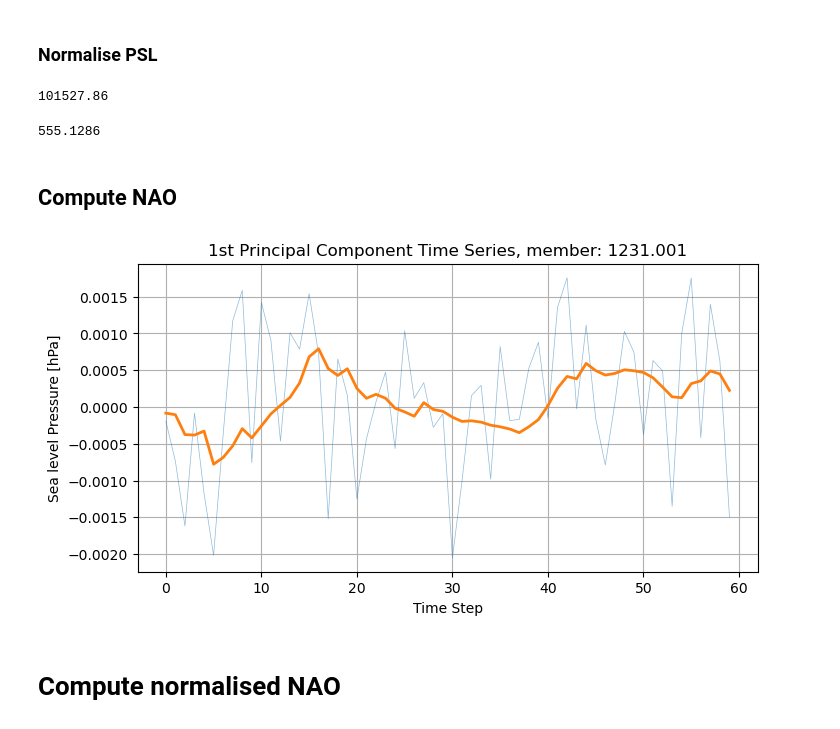
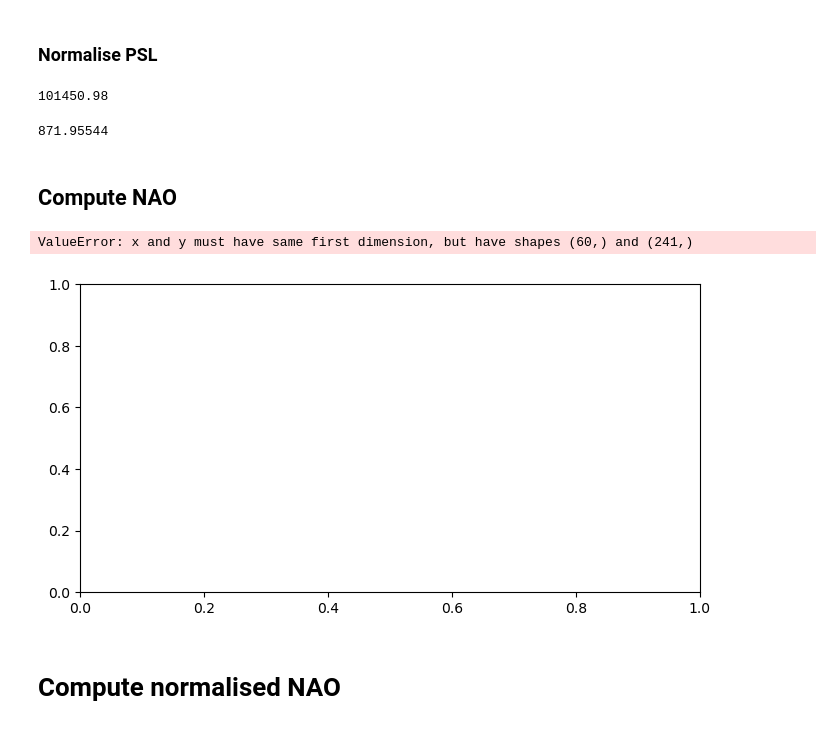
Before and after one commit to inagler/current, a Jupyter notebook: NAO.ipynb, the cells around one changed output. Cells and saved outputs as stored; diff of their text form; code cells hidden in the pictures.

```diff
--- a/NAO.ipynb
+++ b/NAO.ipynb
@@ -23 +27,3 @@ nature_coast = cartopy.feature.NaturalEarthFeature('physical', 'land', '50m',lin
+# %%
+mean = 'winter'
 # %%
@@ -153,9 +168,9 @@ nan_indices = np.isnan(data_2d)
 data_2d[nan_indices] = np.take(mean_per_time_step, np.where(nan_indices)[0])
 
 # mean per location
-mean = np.mean(data_2d, axis=0)
+loc_mean = np.mean(data_2d, axis=0)
 # center data
-centered_data = data_2d - mean
+centered_data = data_2d - loc_mean
 
 # covariance matrix
 cov_matrix = np.cov(centered_data, rowvar=False)
@@ -222,12 +237,15 @@ if np.mean(upper_right_quadrant) < 0:
 # %% [markdown]
 ### Normalise PSL
 # %%
-psl_files = sorted(glob.glob('/Data/gfi/share/ModData/CESM2_LENS2/ocean/monthly/comp/psl_composite_*.nc'))
+if mean == 'annual':
+    psl_files = sorted(glob.glob('/Data/gfi/share/ModData/CESM2_LENS2/ocean/monthly/comp/psl_composite_*.nc'))
+elif mean == 'winter':
+    psl_files = sorted(glob.glob('/Data/gfi/share/ModData/CESM2_LENS2/ocean/monthly/comp/DJF_psl_composite_*.nc'))
 
 # Function to read PSL values from a file
 def read_psl(file_path):
     dataset = xr.open_dataset(file_path)
-    psl_values = dataset['PSL'].roll(lon=-80).isel(lat=slice(120,170), lon=slice(135, 240)).values  # Assuming 'psl' is the variable name for sea level pressure
+    psl_values = dataset['PSL'].roll(lon=-80).isel(lat=slice(120,170), lon=slice(135, 240)).values
     dataset.close()
     return psl_values
 
@@ -246,15 +264,19 @@ std_psl = np.std(combined_psl_values)
 # %%
 mean_psl
 # %% [output]
-101527.86
+101450.98
 # %%
 std_psl
 # %% [output]
-555.1286
+871.95544
 # %% [markdown]
 ## Compute NAO
 # %%
-psl_files = sorted( glob.glob('/Data/gfi/share/ModData/CESM2_LENS2/ocean/monthly/comp/psl_composite_*.nc'))
+if mean == 'annual':
+    psl_files = sorted( glob.glob('/Data/gfi/share/ModData/CESM2_LENS2/ocean/monthly/comp/psl_composite_*.nc'))
+
+elif mean == 'winter':
+    psl_files = sorted( glob.glob('/Data/gfi/share/ModData/CESM2_LENS2/ocean/monthly/comp/DJF_psl_composite_*.nc'))
 
 for file in psl_files:
     psl_ds = xr.open_dataset(file)
@@ -302,34 +324,35 @@ for file in psl_files:
         first_principal_component = -first_principal_component
 
     # calucalte moving average and len of time series
     window_size = 10
     moving_avg = np.convolve(first_principal_component, np.ones(window_size)/window_size, mode='valid')
 
     if len(first_principal_component) < 70:
         gap = 70 - len(first_principal_component)
         moving_avg = np.concatenate((np.zeros(gap+9), moving_avg))
         first_principal_component = np.concatenate((np.zeros(gap), first_principal_component))
     else:
         gap = 10
         moving_avg = np.concatenate((np.zeros(9), moving_avg))
 
     time_steps = range(60)
 
 
     # Plot the 1st principal component time series
     plt.figure(figsize=(8, 4))
     plt.plot(time_steps, first_principal_component[10:] * 1e-2, label='Original Time Series', alpha=0.5, linewidth=0.5)
     plt.plot(time_steps, moving_avg[10:] * 1e-2, label='10-Year Moving Average NAO Index', linewidth=2)
     plt.title('1st Principal Component Time Series, member: '+str(file[-11:-3]))
     plt.xlabel('Time Step')
     plt.ylabel('Sea level Pressure [hPa]')
     plt.grid(True)
     plt.show()
     #plt.savefig(os.path.expanduser('~/phase1_CONDA/results/')+'NAO_index_'+str(file[-11:-3])+'.png', bbox_inches='tight', dpi=300)
 
     break
 # %% [output]
+ValueError: x and y must have same first dimension, but have shapes (60,) and (241,)
-[figure, old version]
+[figure, new version]
 # %% [markdown]
 # Compute normalised NAO
 # %%
```
Also changed, not shown: parts of 19 cells of this notebook, 10 other files.
